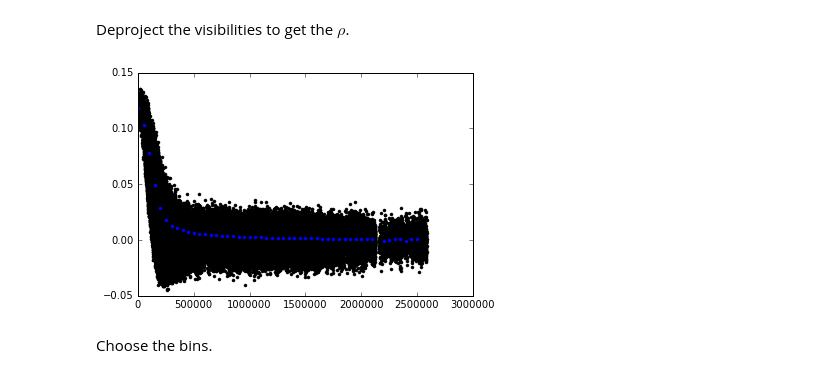
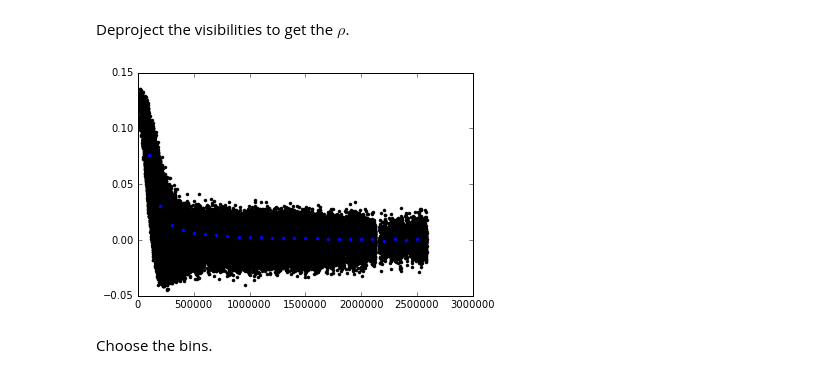
Before and after one commit to tripathi/D3SB, a Jupyter notebook: analyticd3sb.ipynb, the cells around one changed output. Drawn from its saved outputs; the diff is of its cells as text; code cells hidden in the pictures.

```diff
--- a/analyticd3sb.ipynb
+++ b/analyticd3sb.ipynb
@@ -105,35 +105,35 @@ arcsec = 180./np.pi*3600.
 ## convert angles to radians
 inclr = np.radians(incl)
 PAr = 0.5*np.pi-np.radians(PA)
 offrx = offx / arcsec
 offry = offy / arcsec
 ## phase center shift - NOT CURRENTLY USED
 shift = np.exp(-2.*np.pi*1.0j*((u*-offrx) + (v*-offry)))
 ## coordinate change to deal with projection, rotation, and shifts
 uprime = (u*np.cos(PAr) + v*np.sin(PAr))
 vprime = (-u*np.sin(PAr) + v*np.cos(PAr)) * np.cos(inclr)
 
 
 #Binned visibilities
 from deprojectVis import deproject_vis
 rho = np.sqrt(u**2 + v**2)
-newbins = np.arange(1., np.amax(np.sqrt(u**2 + v**2))/1000, 50.)
+newbins = np.arange(1., np.amax(np.sqrt(u**2 + v**2))/1000, 100.)
 dprj_vis = deproject_vis([u, v, dvis, dwgt], newbins, incl, PA, offx, offy)
 dpjrho, dpjvis, dpjsig = dprj_vis
 plt.plot(rho, dvis.real,'.k')
 plt.plot(dpjrho, dpjvis.real, '.b')
 
 #Assign data vec and matrix
 #y = dvis.real[:, np.newaxis] #THIS IS ONLY REALS RIGHT NOW!
 #sigma = np.diag(1./dwgt.real)
 y = dpjvis.real[:, np.newaxis] #THIS IS ONLY REALS RIGHT NOW!
 sigma = np.diag(dpjsig.real*dpjsig.real)
 
 
 rho = dpjrho/arcsec#np.sqrt(uprime**2 + vprime**2)/arcsec
 M = rho.size #Currently in this code M and N are REVERSED from m&n notation used in the text
 # %% [output]
-[figure, old version]
+[figure, new version]
 # %% [markdown]
 Choose the bins.
 # %%
```
Also changed, not shown: parts of 9 cells of this notebook.
